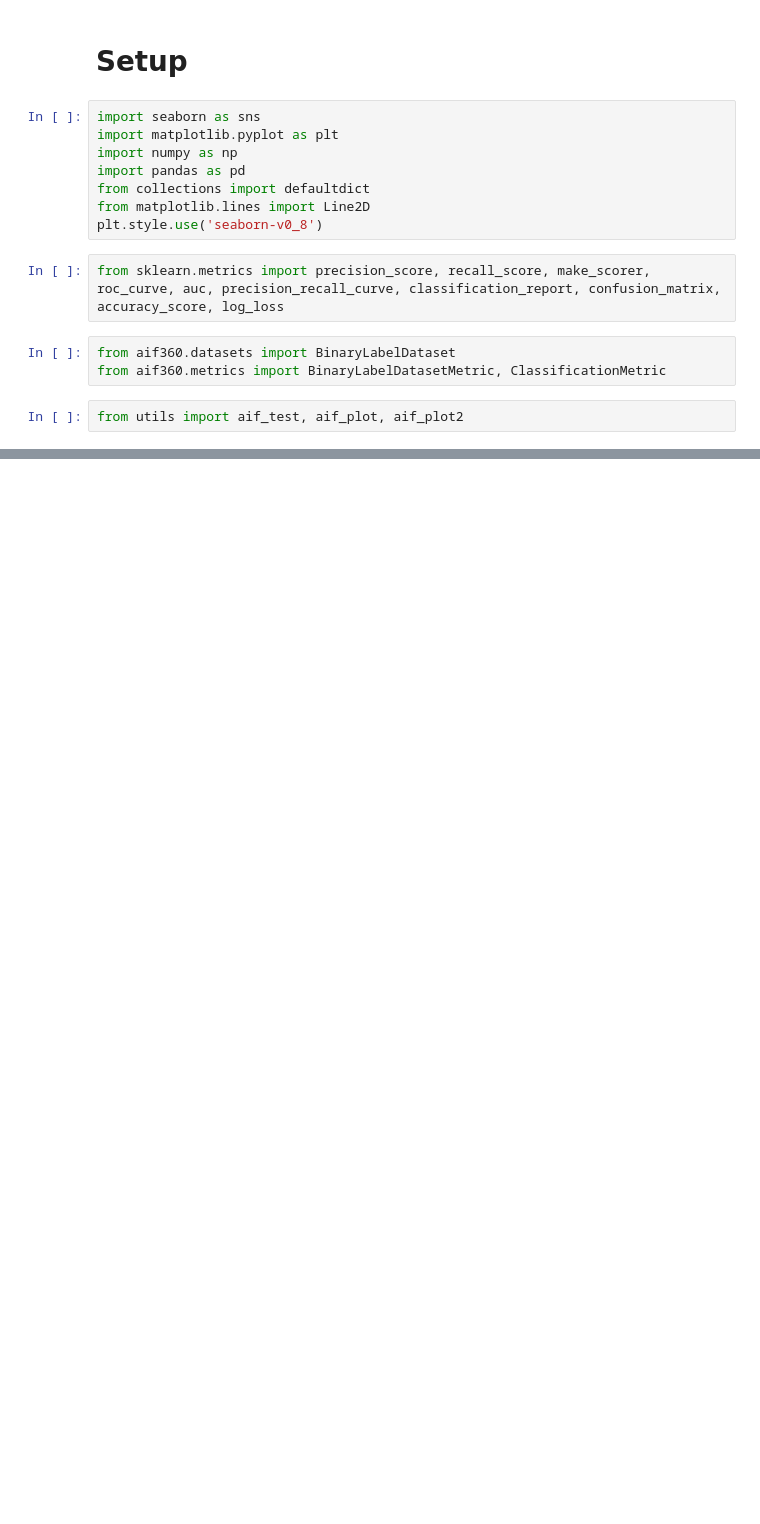
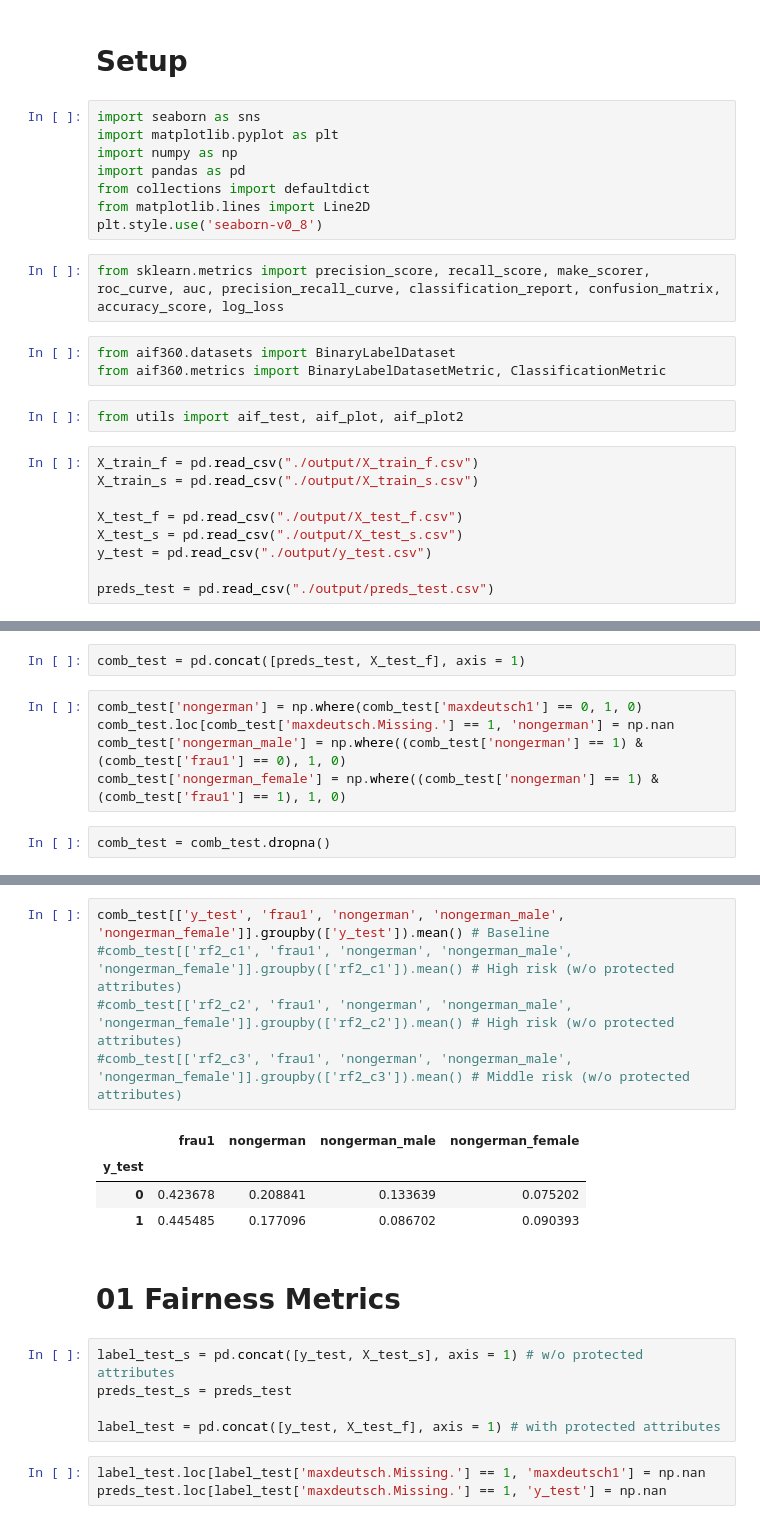
Before and after one commit to jsbroden/CMA_Fairness, a Jupyter notebook: 03b_eval_fair_metrics.ipynb, the cells around one changed output, grey strips where cells are left out. Drawn from its saved outputs; the diff is of its cells as text; blank space fills up the shorter version.

```diff
--- a/03b_eval_fair_metrics.ipynb
+++ b/03b_eval_fair_metrics.ipynb
@@ -15,3 +15,12 @@ from aif360.datasets import BinaryLabelDataset
 from aif360.metrics import BinaryLabelDatasetMetric, ClassificationMetric
 # %%
 from utils import aif_test, aif_plot, aif_plot2
+# %%
+X_train_f = pd.read_csv("./output/X_train_f.csv")
+X_train_s = pd.read_csv("./output/X_train_s.csv")
+
+X_test_f = pd.read_csv("./output/X_test_f.csv")
+X_test_s = pd.read_csv("./output/X_test_s.csv")
+y_test = pd.read_csv("./output/y_test.csv")
+
+preds_test = pd.read_csv("./output/preds_test.csv")
@@ -17,0 +29,9 @@ from utils import aif_test, aif_plot, aif_plot2
+# %%
+comb_test = pd.concat([preds_test, X_test_f], axis = 1)
+# %%
+comb_test['nongerman'] = np.where(comb_test['maxdeutsch1'] == 0, 1, 0)
+comb_test.loc[comb_test['maxdeutsch.Missing.'] == 1, 'nongerman'] = np.nan
+comb_test['nongerman_male'] = np.where((comb_test['nongerman'] == 1) & (comb_test['frau1'] == 0), 1, 0)
+comb_test['nongerman_female'] = np.where((comb_test['nongerman'] == 1) & (comb_test['frau1'] == 1), 1, 0)
+# %%
+comb_test = comb_test.dropna()
@@ -17,0 +51,20 @@ from utils import aif_test, aif_plot, aif_plot2
+# %%
+comb_test[['y_test', 'frau1', 'nongerman', 'nongerman_male', 'nongerman_female']].groupby(['y_test']).mean() # Baseline
+#comb_test[['rf2_c1', 'frau1', 'nongerman', 'nongerman_male', 'nongerman_female']].groupby(['rf2_c1']).mean() # High risk (w/o protected attributes)
+#comb_test[['rf2_c2', 'frau1', 'nongerman', 'nongerman_male', 'nongerman_female']].groupby(['rf2_c2']).mean() # High risk (w/o protected attributes)
+#comb_test[['rf2_c3', 'frau1', 'nongerman', 'nongerman_male', 'nongerman_female']].groupby(['rf2_c3']).mean() # Middle risk (w/o protected attributes)
+# %% [output]
+|  | frau1 | nongerman | nongerman_male | nongerman_female |
+| y_test |  |  |  |  |
+| 0 | 0.423678 | 0.208841 | 0.133639 | 0.075202 |
+| 1 | 0.445485 | 0.177096 | 0.086702 | 0.090393 |
+# %% [markdown]
+# 01 Fairness Metrics
+# %%
+label_test_s = pd.concat([y_test, X_test_s], axis = 1) # w/o protected attributes
+preds_test_s = preds_test
+
+label_test = pd.concat([y_test, X_test_f], axis = 1) # with protected attributes
+# %%
+label_test.loc[label_test['maxdeutsch.Missing.'] == 1, 'maxdeutsch1'] = np.nan
+preds_test.loc[label_test['maxdeutsch.Missing.'] == 1, 'y_test'] = np.nan
```
Also changed, not shown: parts of 40 cells of this notebook, 5 other files.
